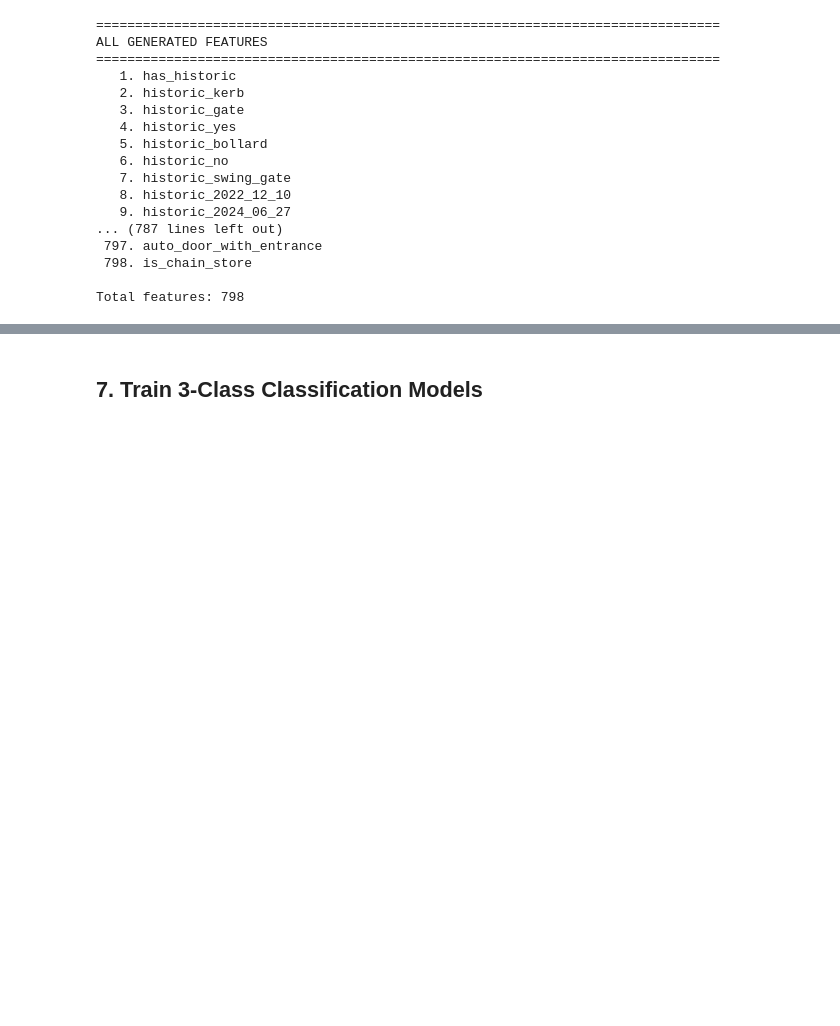
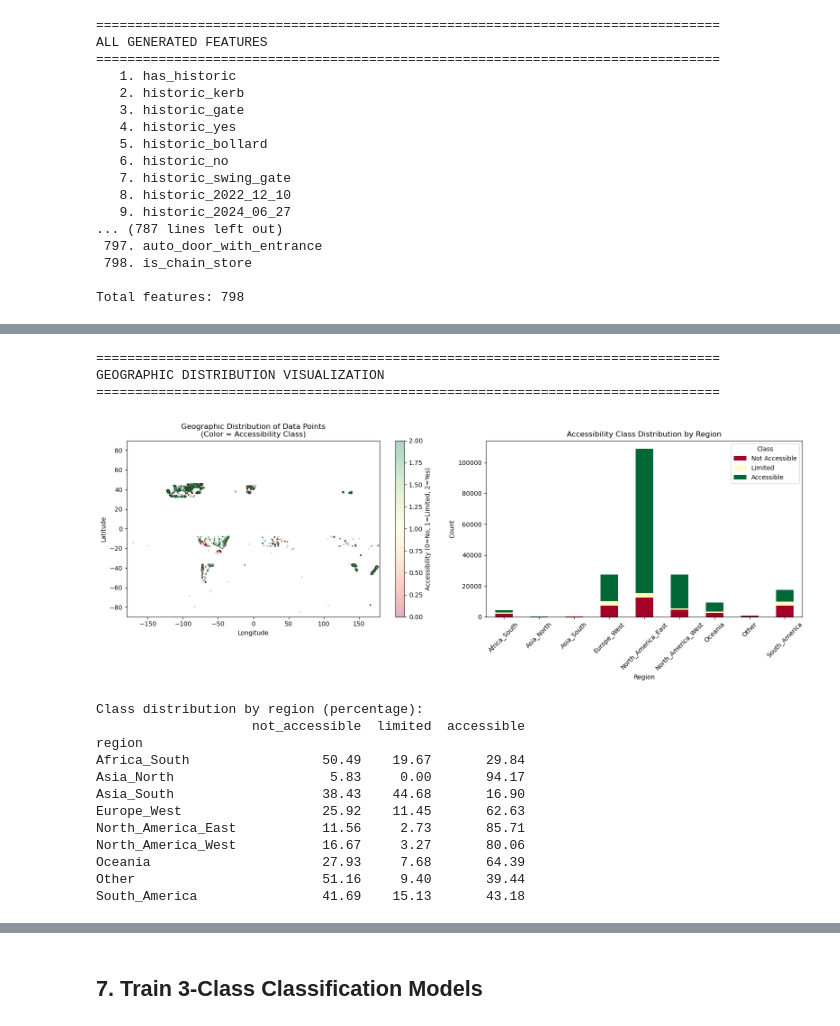
Before and after one commit to YevheniiaBenediuk2000/Abilico-nextjs, a Jupyter notebook: accessibility_ml_model_improved.ipynb, the cells around one changed output, grey strips where cells are left out. Cells and saved outputs as stored; diff of their text form; code cells hidden in the pictures; blank space fills up the shorter version.

```diff
--- a/accessibility_ml_model_improved.ipynb
+++ b/accessibility_ml_model_improved.ipynb
@@ -842,0 +898,60 @@ Name: count, dtype: int64
+# %%
+# Visualize geographic distribution
+print("=" * 80)
+print("GEOGRAPHIC DISTRIBUTION VISUALIZATION")
+print("=" * 80)
+
+fig, axes = plt.subplots(1, 2, figsize=(16, 6))
+
+# Plot 1: Data points on world map
+ax1 = axes[0]
+scatter = ax1.scatter(
+    df_labeled['lon'],
+    df_labeled['lat'],
+    c=df_labeled['target_3class'],
+    cmap='RdYlGn',
+    alpha=0.3,
+    s=1
+)
+ax1.set_xlabel('Longitude')
+ax1.set_ylabel('Latitude')
+ax1.set_title('Geographic Distribution of Data Points\n(Color = Accessibility Class)')
+ax1.set_xlim(-180, 180)
+ax1.set_ylim(-90, 90)
+plt.colorbar(scatter, ax=ax1, label='Accessibility (0=No, 1=Limited, 2=Yes)')
+
+# Plot 2: Class distribution by region
+ax2 = axes[1]
+region_class_dist = df_labeled.groupby(['region', 'target_3class']).size().unstack(fill_value=0)
+region_class_dist.plot(kind='bar', stacked=True, ax=ax2, colormap='RdYlGn')
+ax2.set_xlabel('Region')
+ax2.set_ylabel('Count')
+ax2.set_title('Accessibility Class Distribution by Region')
+ax2.legend(['Not Accessible', 'Limited', 'Accessible'], title='Class')
+ax2.tick_params(axis='x', rotation=45)
+
+plt.tight_layout()
+plt.show()
+
+# Show class distribution per region
+print("\nClass distribution by region (percentage):")
+region_class_pct = df_labeled.groupby('region')['target_3class'].value_counts(normalize=True).unstack(fill_value=0) * 100
+region_class_pct.columns = ['not_accessible', 'limited', 'accessible']
+print(region_class_pct.round(2))
+# %% [output]
+================================================================================
+GEOGRAPHIC DISTRIBUTION VISUALIZATION
+================================================================================
+[figure, added]
+Class distribution by region (percentage):
+                    not_accessible  limited  accessible
+region
+Africa_South                 50.49    19.67       29.84
+Asia_North                    5.83     0.00       94.17
+Asia_South                   38.43    44.68       16.90
+Europe_West                  25.92    11.45       62.63
+North_America_East           11.56     2.73       85.71
+North_America_West           16.67     3.27       80.06
+Oceania                      27.93     7.68       64.39
+Other                        51.16     9.40       39.44
+South_America                41.69    15.13       43.18
```
Also changed, not shown: parts of 24 cells of this notebook, 5 other files.
